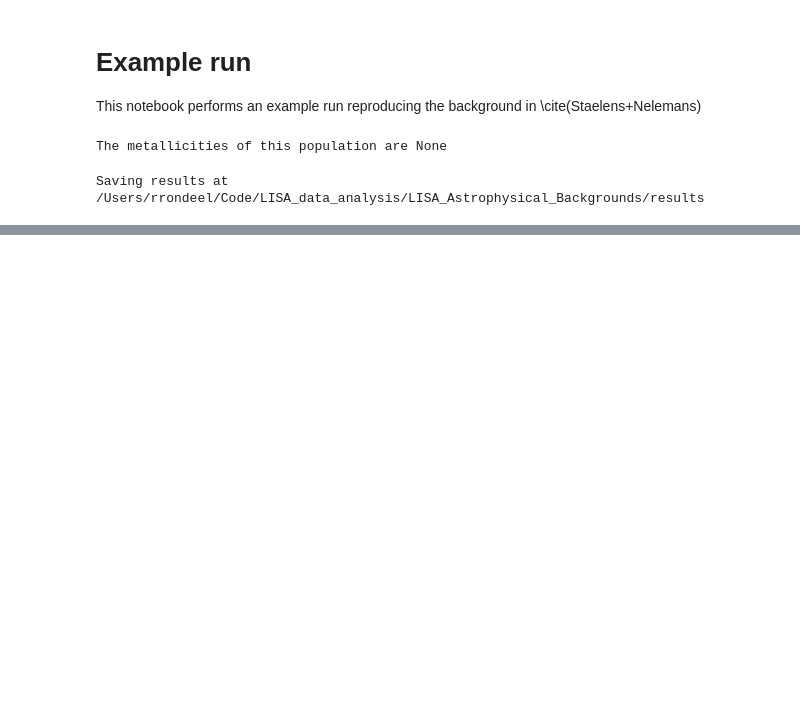
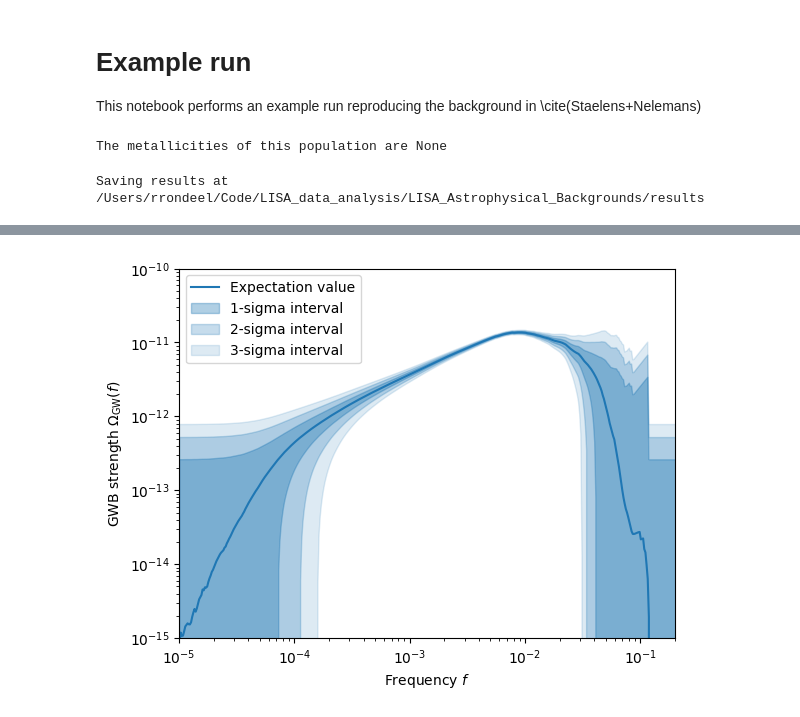
Before and after one commit to coen-rondeel/LISA_Astrophysical_Backgrounds, a Jupyter notebook: scripts/example_run.ipynb, the cells around one changed output, grey strips where cells are left out. Cells and saved outputs as stored; diff of their text form; code cells hidden in the pictures; blank space fills up the shorter version.

```diff
--- a/scripts/example_run.ipynb
+++ b/scripts/example_run.ipynb
@@ -30,0 +41,13 @@ plt.show()
+# %%
+plt.loglog(frequencies, omega_gw, label="Expectation value")
+plt.fill_between(frequencies, omega_gw - var_f**(0.5), omega_gw + var_f**(0.5), alpha=0.35, label="1-sigma interval", color="tab:blue")
+plt.fill_between(frequencies, omega_gw - 2.0*var_f**(0.5), omega_gw + 2.0*var_f**(0.5), alpha=0.25, label="2-sigma interval", color="tab:blue")
+plt.fill_between(frequencies, omega_gw - 3.0*var_f**(0.5), omega_gw + 3.0*var_f**(0.5), alpha=0.15, label="3-sigma interval", color="tab:blue")
+plt.ylabel(r"GWB strength $\Omega_{\rm{GW}}(f)$")
+plt.xlabel(r"Frequency $f$")
+plt.ylim([1e-15, 1e-10])
+plt.xlim([1e-5, 2e-1])
+plt.legend()
+plt.show()
+# %% [output]
+[figure, added]
```
Also changed, not shown: parts of 3 cells of this notebook, 10 other files.
